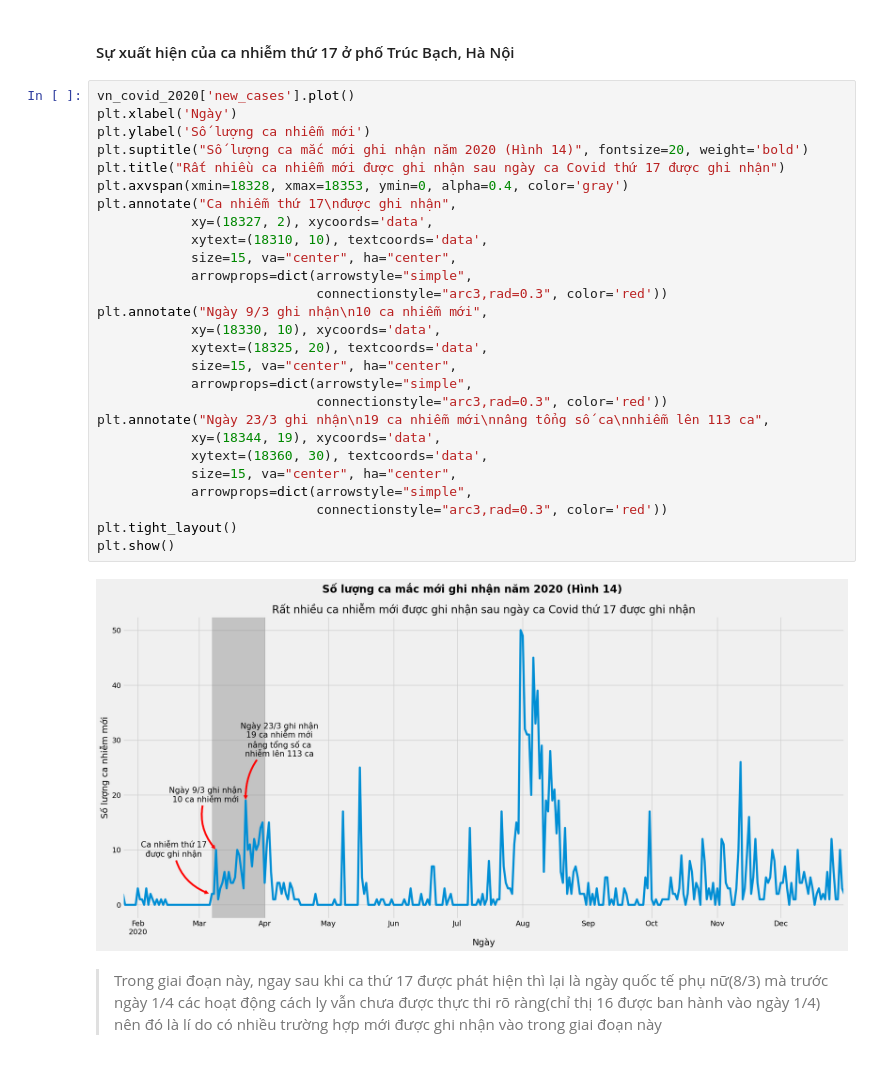
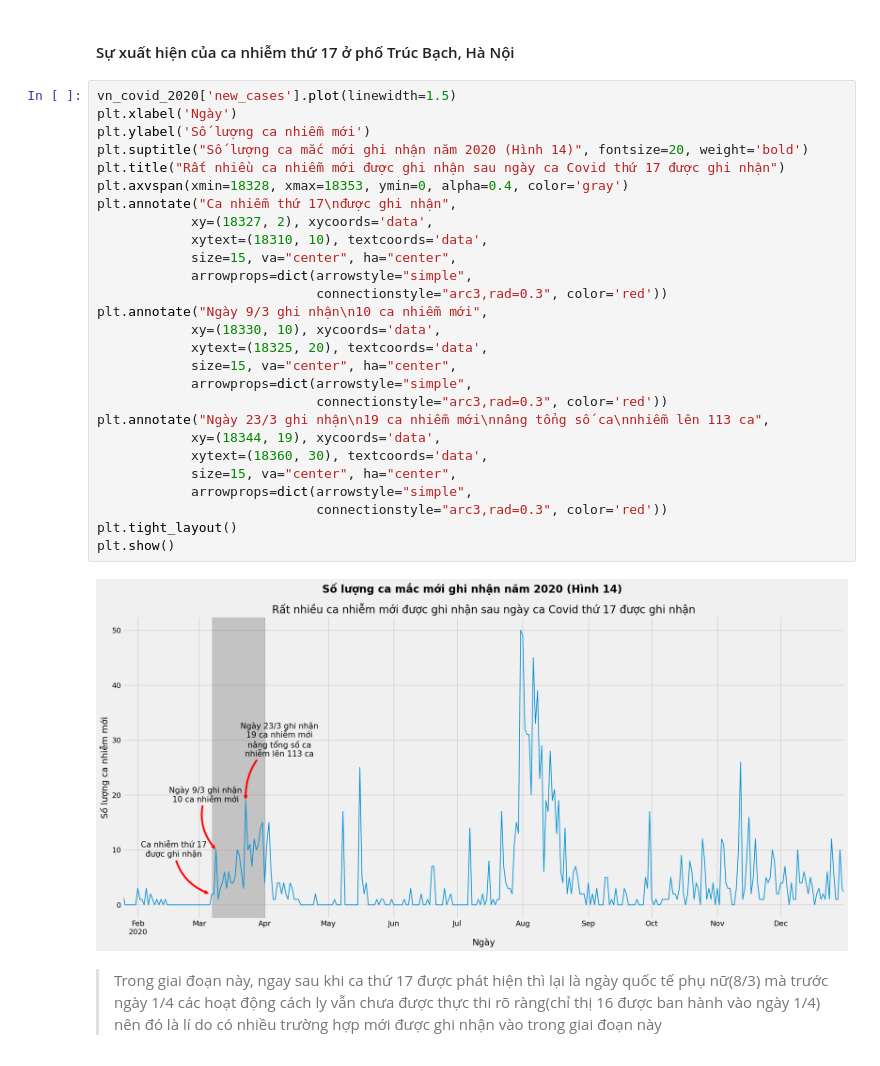
Before and after one commit to manh0387/BTL_LapTrinhAI, a Jupyter notebook: data_analyst.ipynb, the cells around one changed output. Saved outputs shown, nothing was run; the diff lists cells and outputs as text.

```diff
--- a/data_analyst.ipynb
+++ b/data_analyst.ipynb
@@ -508,34 +673,34 @@ plt.show()
 # %% [markdown]
 #### Sự xuất hiện của ca nhiễm thứ 17 ở phố Trúc Bạch, Hà Nội
 # %%
-vn_covid_2020['new_cases'].plot()
+vn_covid_2020['new_cases'].plot(linewidth=1.5)
 plt.xlabel('Ngày')
 plt.ylabel('Số lượng ca nhiễm mới')
 plt.suptitle("Số lượng ca mắc mới ghi nhận năm 2020 (Hình 14)", fontsize=20, weight='bold')
 plt.title("Rất nhiều ca nhiễm mới được ghi nhận sau ngày ca Covid thứ 17 được ghi nhận")
 plt.axvspan(xmin=18328, xmax=18353, ymin=0, alpha=0.4, color='gray')
 plt.annotate("Ca nhiễm thứ 17\nđược ghi nhận",
             xy=(18327, 2), xycoords='data',
             xytext=(18310, 10), textcoords='data',
             size=15, va="center", ha="center",
             arrowprops=dict(arrowstyle="simple",
                             connectionstyle="arc3,rad=0.3", color='red'))
 plt.annotate("Ngày 9/3 ghi nhận\n10 ca nhiễm mới",
             xy=(18330, 10), xycoords='data',
             xytext=(18325, 20), textcoords='data',
             size=15, va="center", ha="center",
             arrowprops=dict(arrowstyle="simple",
                             connectionstyle="arc3,rad=0.3", color='red'))
 plt.annotate("Ngày 23/3 ghi nhận\n19 ca nhiễm mới\nnâng tổng số ca\nnhiễm lên 113 ca",
             xy=(18344, 19), xycoords='data',
             xytext=(18360, 30), textcoords='data',
             size=15, va="center", ha="center",
             arrowprops=dict(arrowstyle="simple",
                             connectionstyle="arc3,rad=0.3", color='red'))
 plt.tight_layout()
 plt.show()
 # %% [output]
-[figure, old version]
+[figure, new version]
 # %% [markdown]
 > Trong giai đoạn này, ngay sau khi ca thứ 17 được phát hiện thì lại là ngày quốc tế phụ nữ(8/3) mà trước ngày 1/4 các hoạt động cách ly vẫn chưa được thực thi rõ ràng(chỉ thị 16 được ban hành vào ngày 1/4) nên đó là lí do có nhiều trường hợp mới được ghi nhận vào trong giai đoạn này
 # %% [markdown]
```
Also changed, not shown: parts of 38 cells of this notebook.
